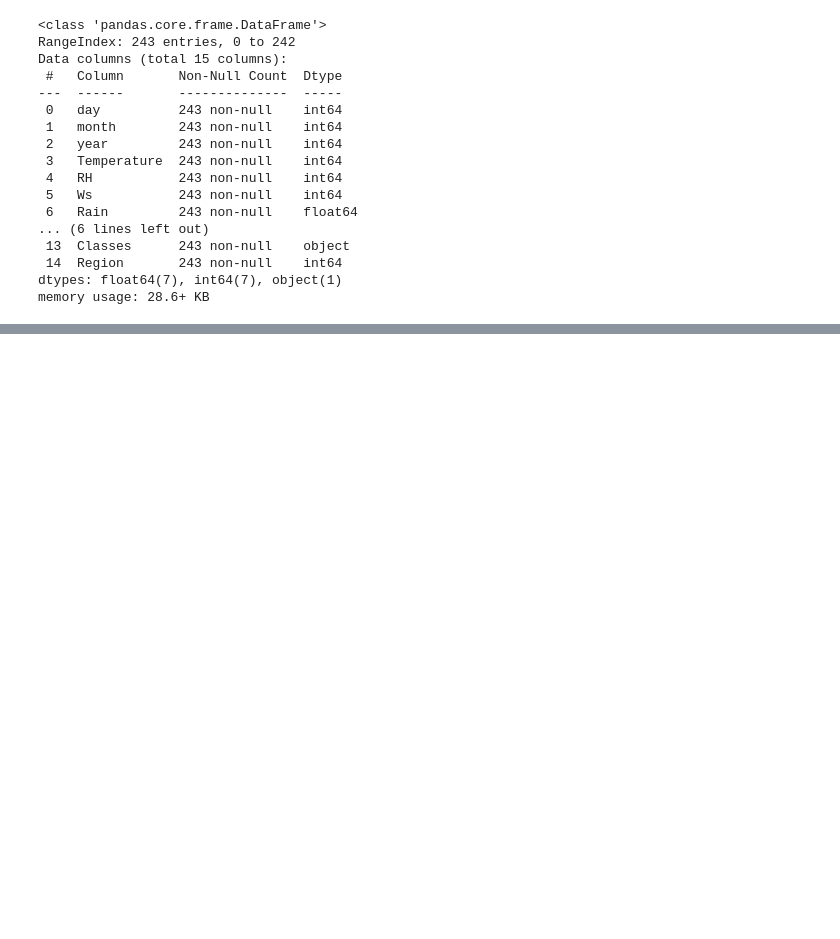
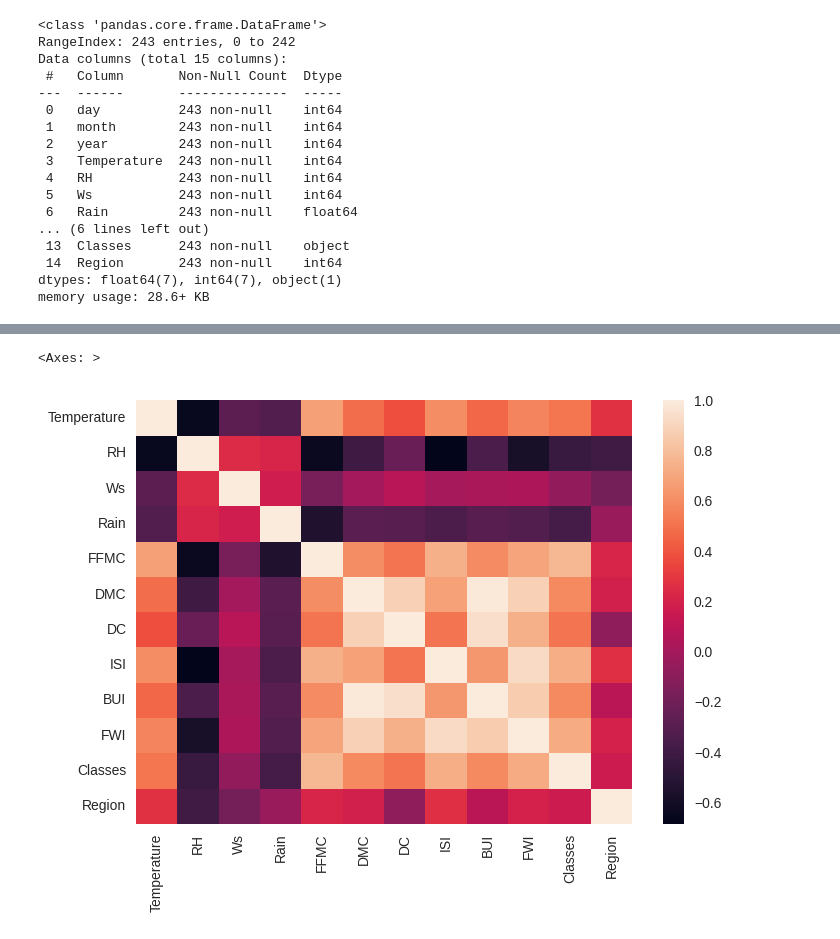
Before and after one commit to Sarvesh-10/DSMLDLCourse, a Jupyter notebook: RidgeLassoElasticNet/AlgerianDataset.ipynb, the cells around one changed output, grey strips where cells are left out. Saved outputs shown, nothing was run; the diff lists cells and outputs as text; code cells hidden in the pictures; blank space fills up the shorter version.

```diff
--- a/RidgeLassoElasticNet/AlgerianDataset.ipynb
+++ b/RidgeLassoElasticNet/AlgerianDataset.ipynb
@@ -200,0 +263,7 @@ df.describe()
+# %%
+df1.corr()
+import seaborn as sns
+sns.heatmap(df1.corr())
+# %% [output]
+<Axes: >
+[figure, added]
```
Also changed, not shown: parts of 17 cells of this notebook.
